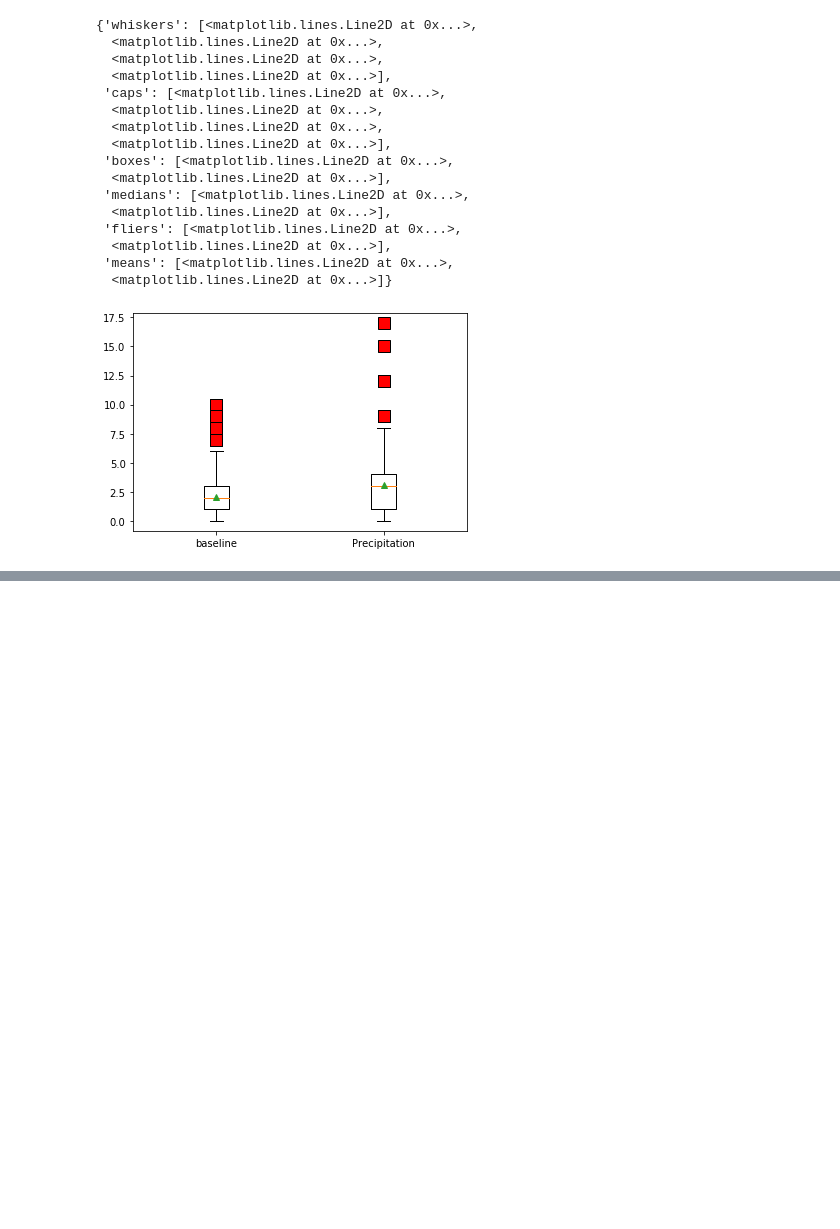
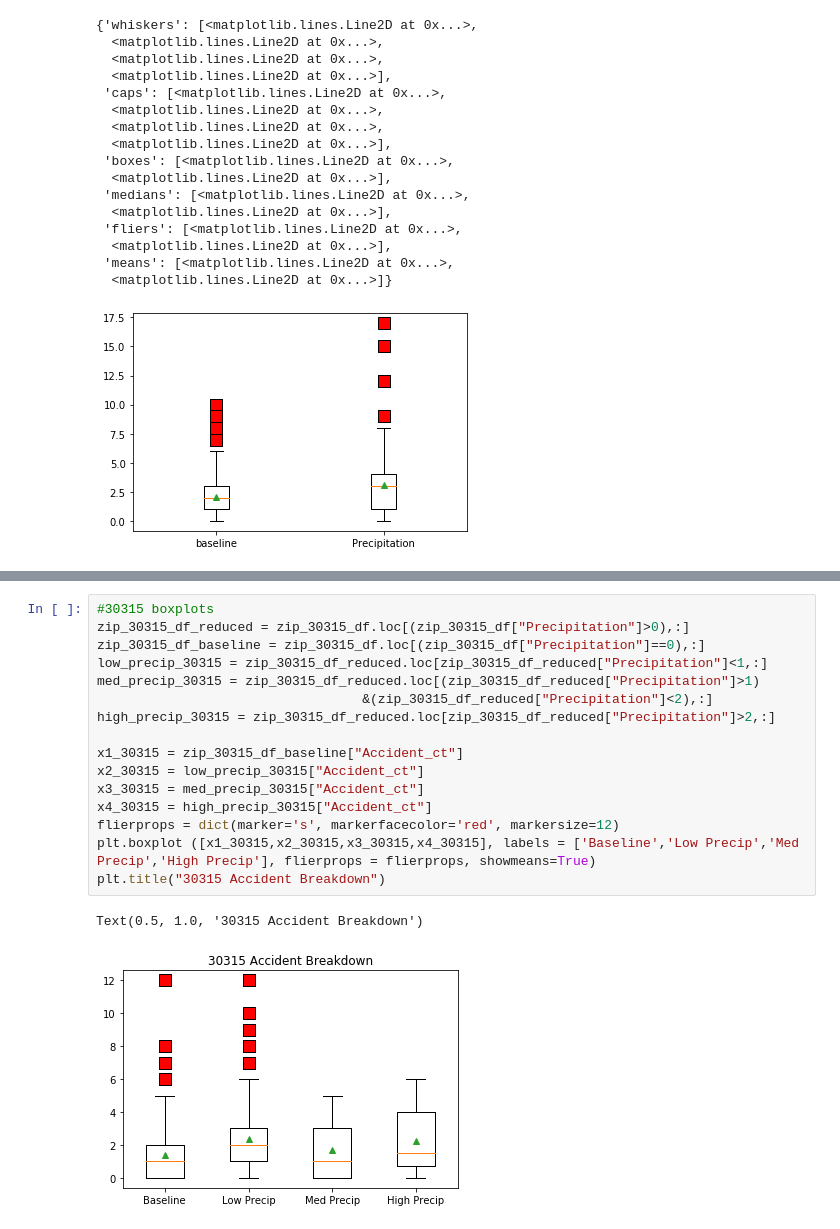
Before and after one commit to alexcaughman/iteration_station, a Jupyter notebook: Analysis_AP_7_4_20.ipynb, the cells around one changed output, grey strips where cells are left out. Saved outputs shown, nothing was run; the diff lists cells and outputs as text; blank space fills up the shorter version.

```diff
--- a/Analysis_AP_7_4_20.ipynb
+++ b/Analysis_AP_7_4_20.ipynb
@@ -148,0 +147,19 @@ plt.boxplot ([x2,x4,x5,x6], labels = ['baseline','Low Precip','Med Precip','High
+# %%
+#30315 boxplots
+zip_30315_df_reduced = zip_30315_df.loc[(zip_30315_df["Precipitation"]>0),:]
+zip_30315_df_baseline = zip_30315_df.loc[(zip_30315_df["Precipitation"]==0),:]
+low_precip_30315 = zip_30315_df_reduced.loc[zip_30315_df_reduced["Precipitation"]<1,:]
+med_precip_30315 = zip_30315_df_reduced.loc[(zip_30315_df_reduced["Precipitation"]>1)
+                                  &(zip_30315_df_reduced["Precipitation"]<2),:]
+high_precip_30315 = zip_30315_df_reduced.loc[zip_30315_df_reduced["Precipitation"]>2,:]
+
+x1_30315 = zip_30315_df_baseline["Accident_ct"]
+x2_30315 = low_precip_30315["Accident_ct"]
+x3_30315 = med_precip_30315["Accident_ct"]
+x4_30315 = high_precip_30315["Accident_ct"]
+flierprops = dict(marker='s', markerfacecolor='red', markersize=12)
+plt.boxplot ([x1_30315,x2_30315,x3_30315,x4_30315], labels = ['Baseline','Low Precip','Med Precip','High Precip'], flierprops = flierprops, showmeans=True)
+plt.title("30315 Accident Breakdown")
+# %% [output]
+Text(0.5, 1.0, '30315 Accident Breakdown')
+[figure, added]
```
Also changed, not shown: parts of 13 cells of this notebook.
